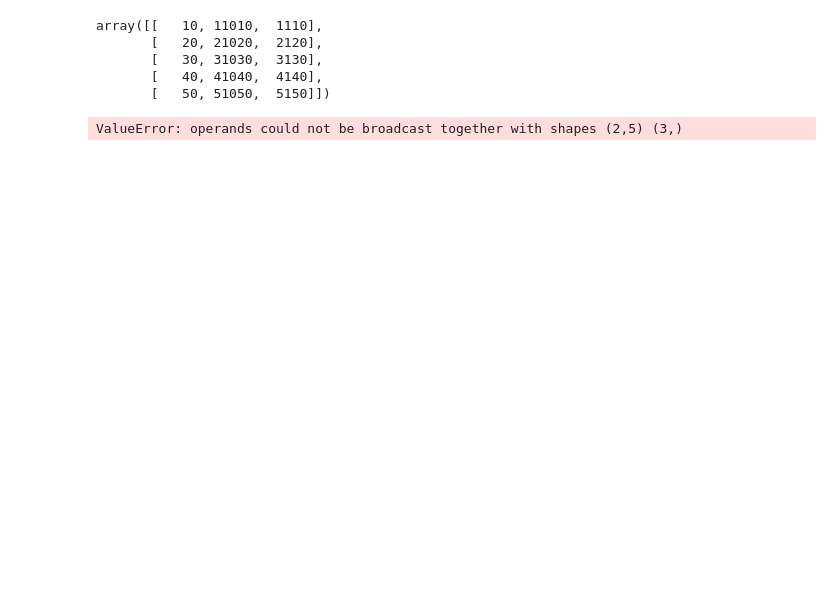
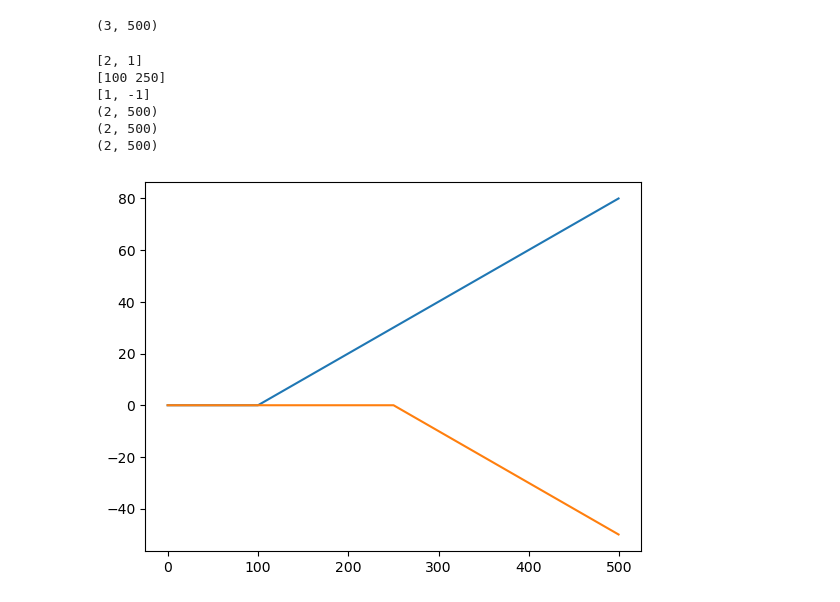
Before and after one commit to AnisKadri/VAE, a Jupyter notebook: dataGen.ipynb, the cells around one changed output. Saved outputs shown, nothing was run; the diff lists cells and outputs as text; code cells hidden in the pictures; blank space fills up the shorter version.

```diff
--- a/dataGen.ipynb
+++ b/dataGen.ipynb
@@ -213,12 +152,50 @@ a[:,[2,1]] += c.T
-# %%
-a
-# %% [output]
-array([[   10, 11010,  1110],
-       [   20, 21020,  2120],
-       [   30, 31030,  3130],
-       [   40, 41040,  4140],
-       [   50, 51050,  5150]])
-# %%
-c *d
-# %% [output]
-ValueError: operands could not be broadcast together with shapes (2,5) (3,)
+# %%
+def add_trend(params):
+        # extract the parameters:
+            # channel: On which channel will the effect be applied.
+            # index: At which index will the effect be applied.
+            # slope: define the slope of the shift.
+        channels = params["channel"]
+        idx = params["index"]
+        idx = np.array([np.where(t == idx) for idx in params["index"] ]).squeeze()
+        slope = params["slope"]
+
+        # generate the shift
+        trends = np.zeros_like(x[channels,:])
+        for channel, idx in enumerate(idxs):
+            n = len(t) - idx
+            trends[channel, idx :] = np.linspace(0,  slope[channel]* 0.2*n, n)
+
+        # add it to the channel
+        x[channels,:] += trends
+# %%
+effects = {
+    "Trend": {
+        "channel":[2, 1],
+        "index":[20, 50],
+        "slope":[1, -1]
+        }
+    }
+time = 100
+mu = [15, 20, 50]
+cov = np.diag([1, 0.5, 3])
+
+# generate the time axis
+t = np.arange(time, step = 0.2)
+l = t.shape[0]
+
+# generate the different timeseries: multivariate normal dist
+x = np.random.multivariate_normal(mu, cov, l).T
+x.shape
+# %% [output]
+(3, 500)
+# %%
+add_trend(effects["Trend"])
+# %% [output]
+[2, 1]
+[100 250]
+[1, -1]
+(2, 500)
+(2, 500)
+(2, 500)
+[figure, added]
```
Also changed, not shown: parts of 18 cells of this notebook.
